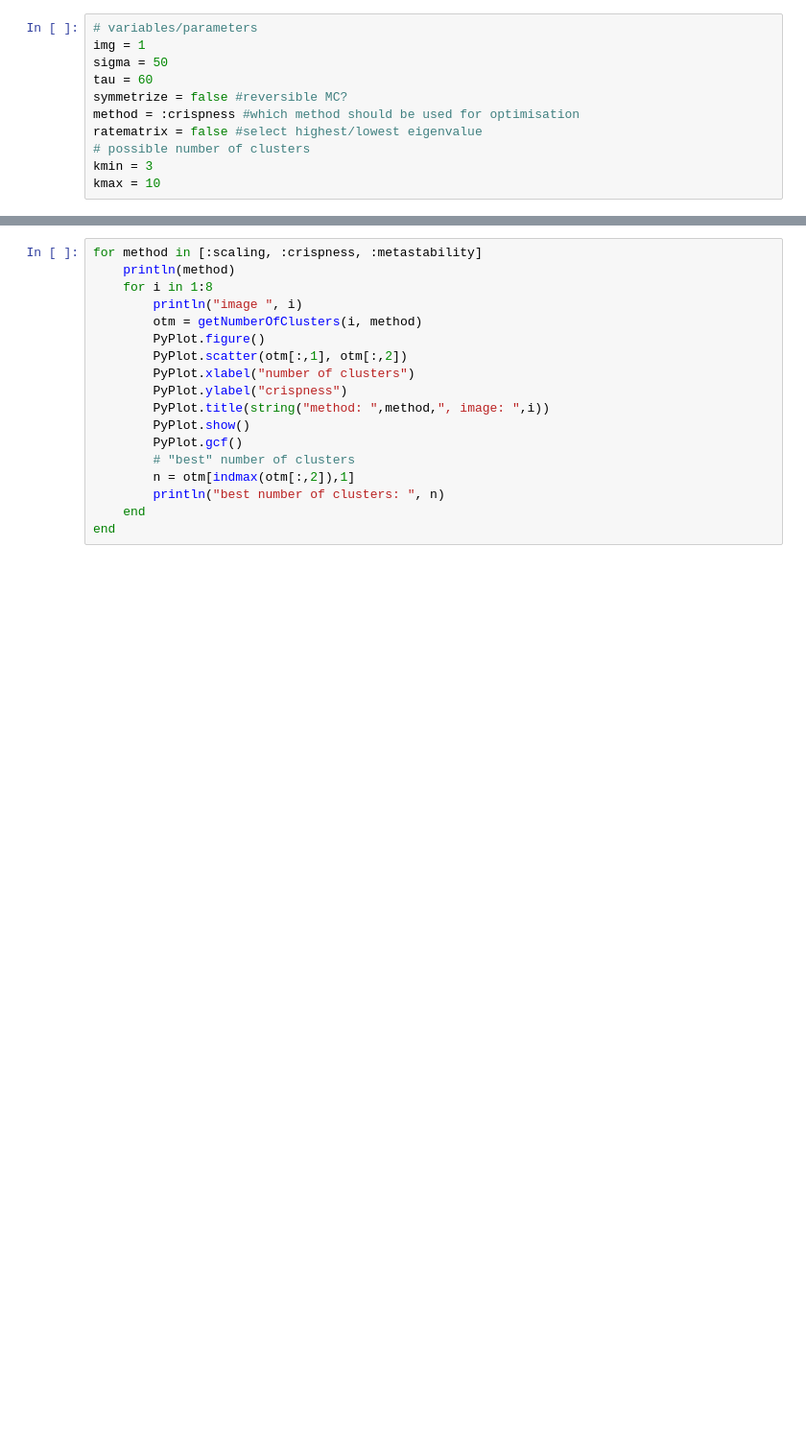
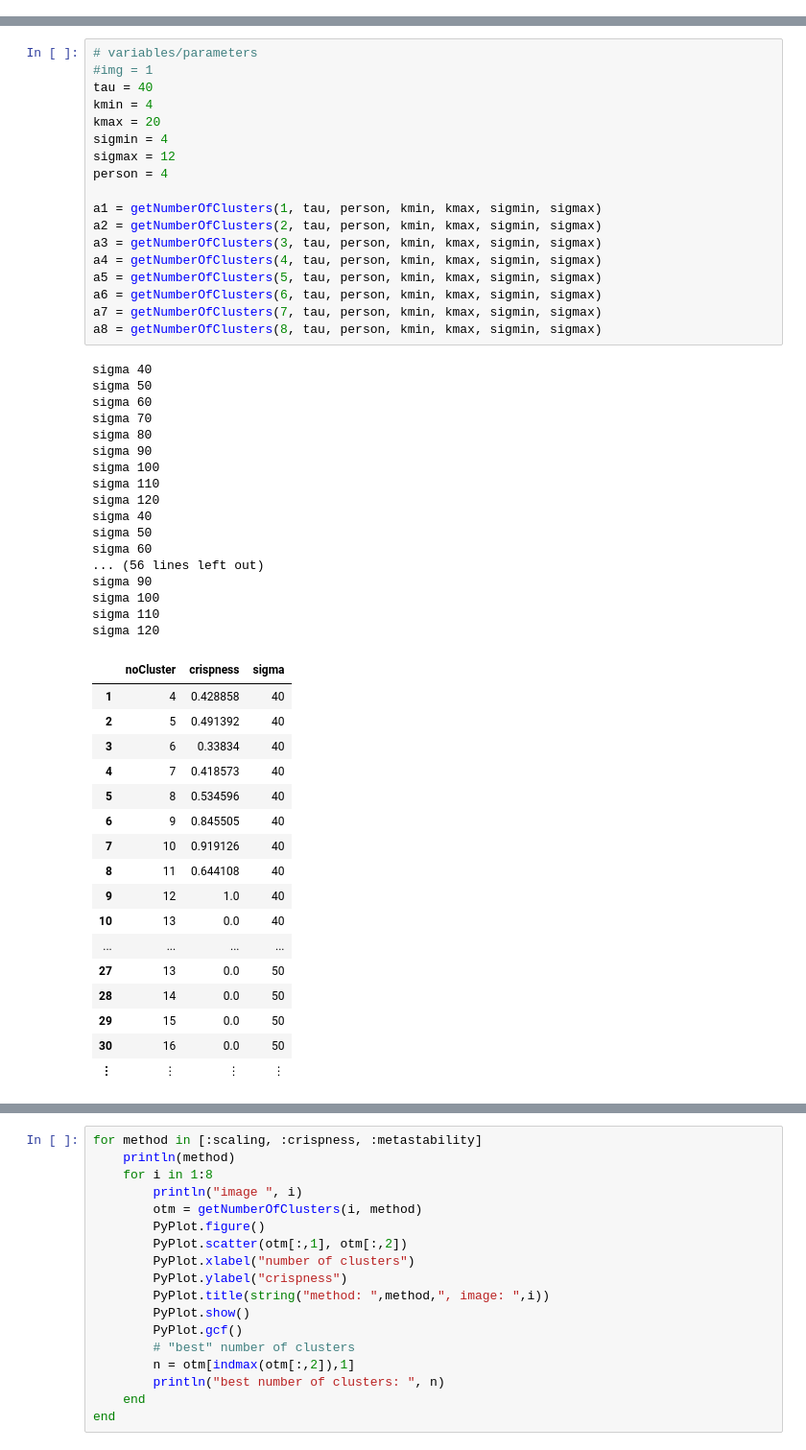
Before and after one commit to axsk/Hokusai.jl, a Jupyter notebook: notebooks/crispness criterion.ipynb, the cells around one changed output, grey strips where cells are left out. Shown at 96% size. Saved outputs shown, nothing was run; the diff lists cells and outputs as text; blank space fills up the shorter version.

Commit message:
added automated method and implied analysis, distance to reversibility

```diff
--- a/notebooks/crispness criterion.ipynb
+++ b/notebooks/crispness criterion.ipynb
@@ -4,11 +4,0 @@ import PyPlot
-# %%
-# variables/parameters
-img = 1
-sigma = 50
-tau = 60
-symmetrize = false #reversible MC?
-method = :crispness #which method should be used for optimisation
-ratematrix = false #select highest/lowest eigenvalue
-# possible number of clusters
-kmin = 3
-kmax = 10
@@ -49,0 +52,53 @@ getNumberOfClusters (generic function with 1 method)
+# %%
+# variables/parameters
+#img = 1
+tau = 40
+kmin = 4
+kmax = 20
+sigmin = 4
+sigmax = 12
+person = 4
+
+a1 = getNumberOfClusters(1, tau, person, kmin, kmax, sigmin, sigmax)
+a2 = getNumberOfClusters(2, tau, person, kmin, kmax, sigmin, sigmax)
+a3 = getNumberOfClusters(3, tau, person, kmin, kmax, sigmin, sigmax)
+a4 = getNumberOfClusters(4, tau, person, kmin, kmax, sigmin, sigmax)
+a5 = getNumberOfClusters(5, tau, person, kmin, kmax, sigmin, sigmax)
+a6 = getNumberOfClusters(6, tau, person, kmin, kmax, sigmin, sigmax)
+a7 = getNumberOfClusters(7, tau, person, kmin, kmax, sigmin, sigmax)
+a8 = getNumberOfClusters(8, tau, person, kmin, kmax, sigmin, sigmax)
+# %% [output]
+sigma 40
+sigma 50
+sigma 60
+sigma 70
+sigma 80
+sigma 90
+sigma 100
+sigma 110
+sigma 120
+sigma 40
+sigma 50
+sigma 60
+... (56 lines left out)
+sigma 90
+sigma 100
+sigma 110
+sigma 120
+|  | noCluster | crispness | sigma |
+| 1 | 4 | 0.428858 | 40 |
+| 2 | 5 | 0.491392 | 40 |
+| 3 | 6 | 0.33834 | 40 |
+| 4 | 7 | 0.418573 | 40 |
+| 5 | 8 | 0.534596 | 40 |
+| 6 | 9 | 0.845505 | 40 |
+| 7 | 10 | 0.919126 | 40 |
+| 8 | 11 | 0.644108 | 40 |
+| 9 | 12 | 1.0 | 40 |
+| 10 | 13 | 0.0 | 40 |
+| ... | ... | ... | ... |
+| 27 | 13 | 0.0 | 50 |
+| 28 | 14 | 0.0 | 50 |
+| 29 | 15 | 0.0 | 50 |
+| 30 | 16 | 0.0 | 50 |
+| ⋮ | ⋮ | ⋮ | ⋮ |
```
Also changed, not shown: parts of 8 cells of this notebook, 10 other files.
